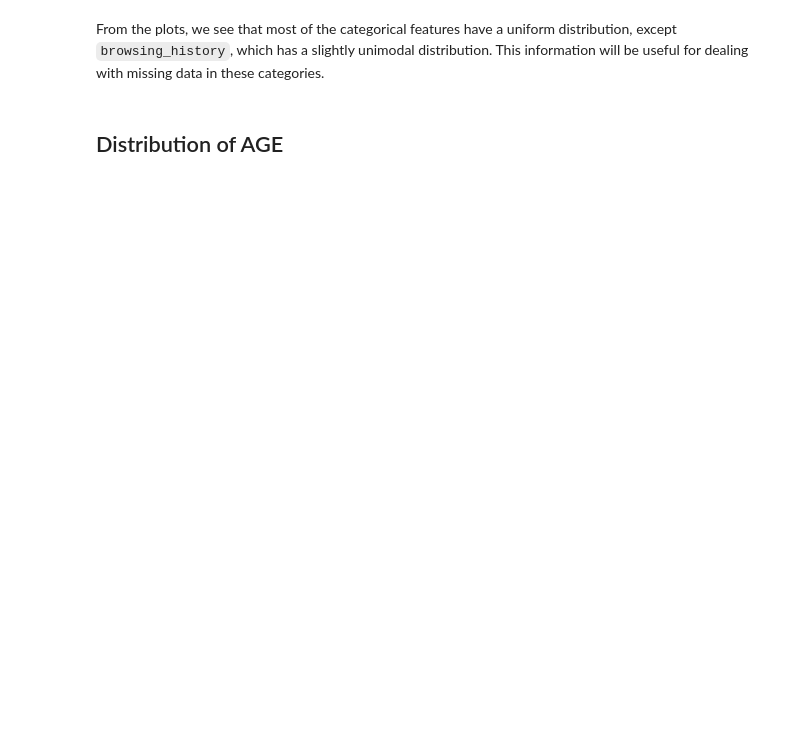
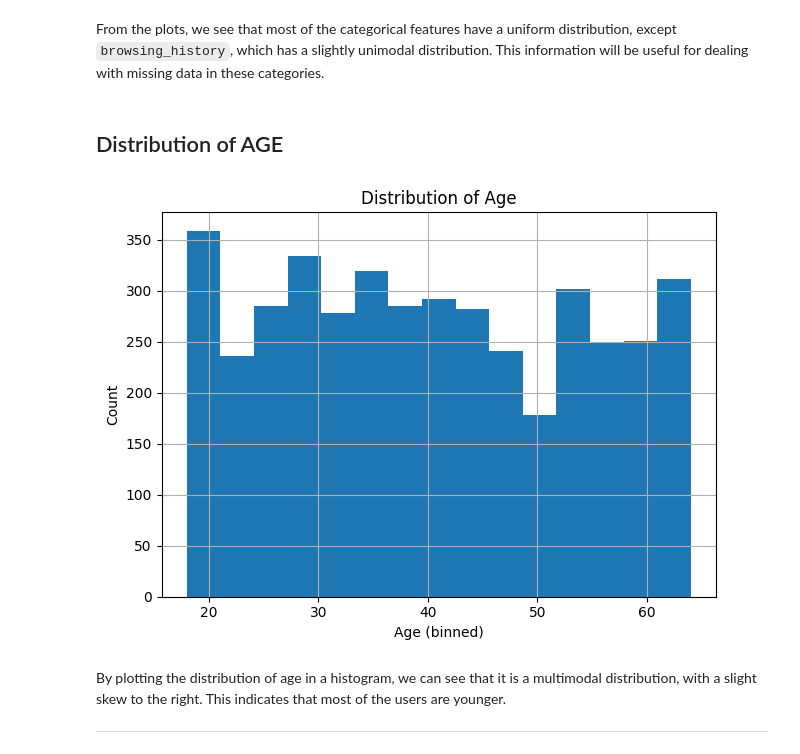
Before and after one commit to zabethe/ad-click-prediction, a Jupyter notebook: A_eda.ipynb, the cells around one changed output. Saved outputs shown, nothing was run; the diff lists cells and outputs as text; code cells hidden in the pictures; blank space fills up the shorter version.

```diff
--- a/A_eda.ipynb
+++ b/A_eda.ipynb
@@ -192,3 +258,16 @@ plt_show("categorical_bar_plots")
 From the plots, we see that most of the categorical features have a uniform distribution, except `browsing_history`, which has a slightly unimodal distribution. This information will be useful for dealing with missing data in these categories.
 # %% [markdown]
 ## Distribution of AGE
+# %%
+# Plotting the distribution of age in a histogram
+adclicks['age'].hist(bins=15)
+plt.xlabel('Age (binned)')
+plt.ylabel('Count')
+plt.title('Distribution of Age')
+plt_show('age_histogram')
+# %% [output]
+[figure, added]
+# %% [markdown]
+By plotting the distribution of age in a histogram, we can see that it is a multimodal distribution, with a slight skew to the right. This indicates that most of the users are younger.
+
+***
```
Also changed, not shown: parts of 30 cells of this notebook, 4 other files.
